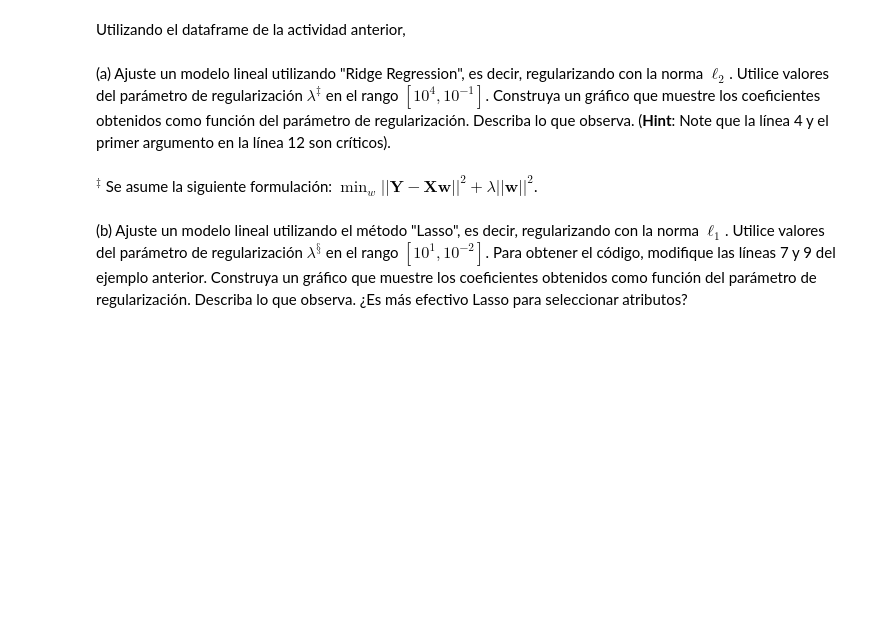
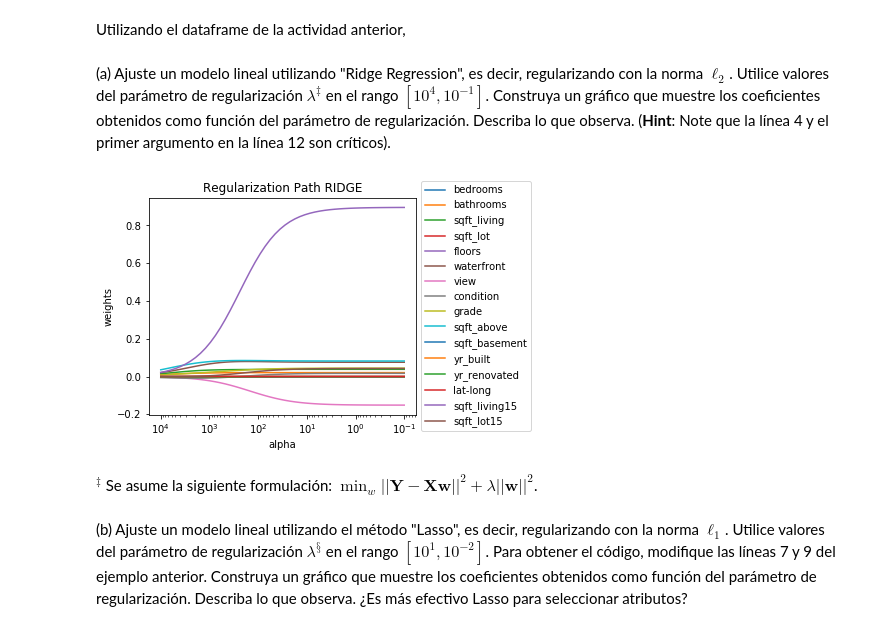
Before and after one commit to dsanmartin/INF578-HW, a Jupyter notebook: 1/Tarea1-ML.ipynb, the cells around one changed output. Drawn from its saved outputs; the diff is of its cells as text; code cells hidden in the pictures; blank space fills up the shorter version.

```diff
--- a/1/Tarea1-ML.ipynb
+++ b/1/Tarea1-ML.ipynb
@@ -488,41 +552,67 @@ Utilizando el dataframe de la actividad anterior,
 valores del parámetro de regularización $\lambda^{‡}$ en el rango $[10^4 , 10^{−1}]$. Construya un gráfico que muestre los
 coeficientes obtenidos como función del parámetro de regularización. Describa lo que observa. (**Hint**:
 Note que la lı́nea 4 y el primer argumento en la lı́nea 12 son crı́ticos).
+# %%
+import pandas as pd
+import numpy as np
+
+df = pd.read_csv("data/kc_house_data.csv",sep = ",",header = 0)
+df = df.drop(['id','date','zipcode'], axis=1)
+# %%
+X = df
+y = np.log(df['price'])
+mask = np.zeros(len(X))
+limit = int(len(X)*0.7)
+mask[:limit] = 1
+istrain = (mask== 1)
+Xtrain = X[istrain]
+ytrain = y[istrain]
+Xtest = X[np.logical_not(istrain)]
+ytest = y[np.logical_not(istrain)]
+Xtrain = Xtrain.drop(['price'], axis=1)
+Xtest = Xtest.drop(['price'], axis=1)
 # %%
 from sklearn.linear_model import Ridge
 import matplotlib.pylab as plt
 
 X_c = X.copy()
-X_c = X_c.drop('intercept', axis=1)
+#X_c = X_c.drop('intercept', axis=1)
 Xtrain = X_c[istrain]
 ytrain = y[istrain]
 names_regressors = ["bedrooms","bathrooms","sqft_living","sqft_lot","floors","waterfront","view",
 "condition","grade","sqft_above","sqft_basement","yr_built","yr_renovated","lat-long",
 "sqft_living15","sqft_lot15"]
 alphas_ = np.logspace(4,-1,base=10)
 coefs = []
 model = Ridge(fit_intercept=True,solver='svd')
 
 for a in alphas_:
     model.set_params(alpha=a)
     model.fit(Xtrain, ytrain)
     coefs.append(model.coef_)
     ax = plt.gca()
 
 for y_arr, label in zip(np.squeeze(coefs).T, names_regressors):
-    print alphas_.shape
-    print y_arr.shape
+    #print alphas_.shape
+    #print y_arr.shape
     plt.plot(alphas_, y_arr, label=label)
 
 plt.legend()
 ax.set_xscale('log')
 ax.set_xlim(ax.get_xlim()[::-1]) # reverse axis
 plt.xlabel('alpha')
 plt.ylabel('weights')
 plt.title('Regularization Path RIDGE')
 plt.axis('tight')
+
 plt.legend(loc=2)
+box = ax.get_position()
+ax.set_position([box.x0, box.y0, box.width * 0.8, box.height])
+ax.legend(loc='center left', bbox_to_anchor=(1, 0.5))
+
 plt.show()
+# %% [output]
+[figure, added]
 # %% [markdown]
 $^{‡}$ Se asume la siguiente formulación: $\min_w ||\textbf{Y} - \textbf{Xw}||^2 + \lambda ||\textbf{w}||^2$.
 # %% [markdown]
```
Also changed, not shown: parts of 36 cells of this notebook.
